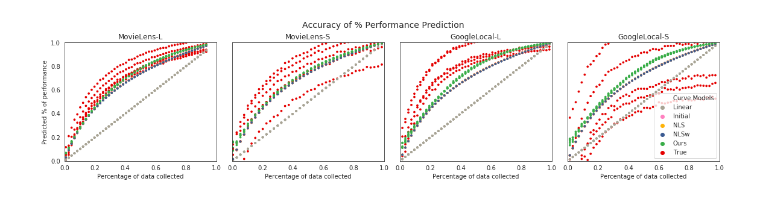
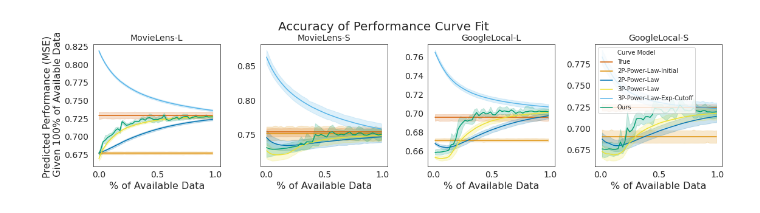
Before and after one commit to divyashan/learning_to_limit, a Jupyter notebook: notebooks/Power Law Results.ipynb, the cells around one changed output. Cells and saved outputs as stored; diff of their text form; code cells hidden in the pictures.

```diff
--- a/notebooks/Power Law Results.ipynb
+++ b/notebooks/Power Law Results.ipynb
@@ -79,26 +78,25 @@ with sns.xkcd_palette(["greyish", "pink", "amber", "denim blue", "medium green",
     for i, (dataset_name, _) in enumerate(expmts):
         #ax = axs[int(i/2), i%2]
         ax  = axs[i]
-        hue_order = ['Linear', 'NLS_initial', 'NLS', 'NLS_w', 'NLS_mix', 'True']
-        results_df = pd.read_csv('../results/forecasting/' + dataset_name + '/pred_performance')
+        #hue_order = ['Linear', 'NLS_initial', 'NLS', 'NLS_w', 'NLS_mix', 'True']
+        results_df = pd.read_csv('../results/forecasting/' + dataset_name + '/regular_pred_performance')
         results_df = results_df.round({'pred_pct': 4, 'true_pct': 4})
         #cm_results = results_df[results_df['cm'] != 'True']
-        sns.scatterplot(x='pct_available', y='pred_pct', data=results_df, hue='cm', hue_order=hue_order, s=14,
+        sns.scatterplot(x='pct_available', y='pred_pct', data=results_df,
+                        hue=results_df.cm.tolist(), s=14,
                           linewidth=0, ax=ax)
         ax.set_xlim(0, 1)
         ax.set_ylim(0, 1)
         ax.set_ylabel("Predicted % of performance")
         ax.set_xlabel("Percentage of data collected")
-        if i != 3:
-            ax.get_legend().remove()
-        else:
-            L=ax.get_legend()
-            new_names = ['Curve Models', 'Linear', 'Initial', 'NLS', 'NLSw', 'Ours']
-            for i,new in enumerate(new_names):
-                L.get_texts()[i].set_text(new)
+#         if i != 3:
+#             ax.get_legend().remove()
+#         else:
+#             L=ax.get_legend()
+#             new_names = ['Curve Models', 'Linear', 'Initial', 'NLS', 'NLSw', 'Ours']
+#             for i,new in enumerate(new_names):
+#                 L.get_texts()[i].set_text(new)
         ax.set_title(dataset_titles[dataset_name])
 plt.suptitle("Accuracy of % Performance Prediction", fontsize=14)
 plt.tight_layout(rect=[0, 0.03, 1, 0.95])
 plt.savefig('../figs/performance_pred_v_pct_available.png')
-# %% [output]
-[figure, removed]
@@ -104,0 +115,39 @@ plt.savefig('../figs/performance_pred_v_pct_available.png')
+# %%
+# plot best_mse prediction over pct_available
+fig, axs = plt.subplots(1, 4, sharex=True, figsize=(16, 4))
+hue_order = ['True', 'NLS_initial', 'NLS_w', 'NLS_power_law_3P', 'NLS_power_law_exp_3P', 'broken']
+colors = sns.color_palette("colorblind")
+sns.set_palette([colors[3], colors[1], colors[0], colors[8], colors[9], colors[2]])
+for i, (dataset_name, _) in enumerate(expmts):
+
+    ax = axs[i]
+    forecasting_cms = all_results[all_results['cm'].isin(hue_order)]
+    dataset_results = forecasting_cms[forecasting_cms['dataset'] == dataset_name]
+    sns.lineplot(x='pct_available', y='pred_best', hue='cm',
+                 hue_order=hue_order,
+                 data=dataset_results, ax=ax)
+    ax.set_title(dataset_titles[dataset_name])
+    if i == 0:
+        ax.set_ylabel("Predicted Performance (MSE) \n Given 100% of Available Data")
+    else:
+        ax.set_ylabel("")
+
+    if i == 2 or i == 3:
+        ax.set_xlabel("% of Available Data")
+    else:
+        ax.set_xlabel("")
+    ax.set_xlabel("% of Available Data")
+    if i != 3:
+        ax.get_legend().remove()
+    else:
+        L=ax.get_legend()
+        new_names = ['Curve Model', 'True', '2P-Power-Law-Initial', '2P-Power-Law', '3P-Power-Law',
+                     '3P-Power-Law-Exp-Cutoff', 'Ours']
+        for i,new in enumerate(new_names):
+            L.get_texts()[i].set_text(new)
+plt.tight_layout()
+suptitle = plt.suptitle("Accuracy of Performance Curve Fit", y=1.02)
+
+plt.savefig('../figs/pred_best_performance_random.png', bbox_inches='tight',bbox_extra_artists=[suptitle])
+# %% [output]
+[figure, added]
```
Also changed, not shown: parts of 12 cells of this notebook, 20 other files.
